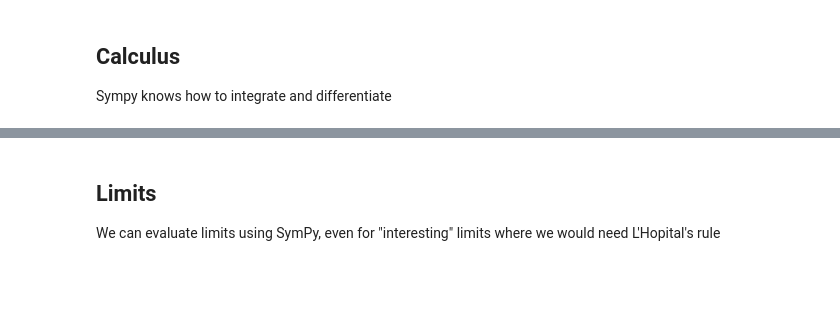
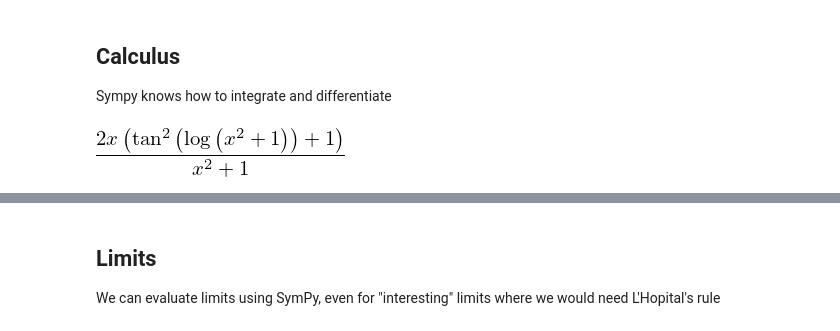
Before and after one commit to alchemyst/Dynamics-and-Control, a Jupyter notebook: 0_Getting_Started/Notebook introduction.ipynb, the cells around one changed output, grey strips where cells are left out. Saved outputs shown, nothing was run; the diff lists cells and outputs as text; code cells hidden in the pictures; blank space fills up the shorter version.

```diff
--- a/0_Getting_Started/Notebook introduction.ipynb
+++ b/0_Getting_Started/Notebook introduction.ipynb
@@ -79,6 +93,12 @@ Of course, we can also factor polynomials:
 ## Calculus
 
 Sympy knows how to integrate and differentiate
+# %%
+eq = sympy.tan(sympy.log(x**2 + 1))
+# %%
+eq.diff(x)
+# %% [output]
+[figure, added]
 # %%
 polynomial.diff(x) # First derivative
 # %% [output]
```
Also changed, not shown: parts of 29 cells of this notebook.
